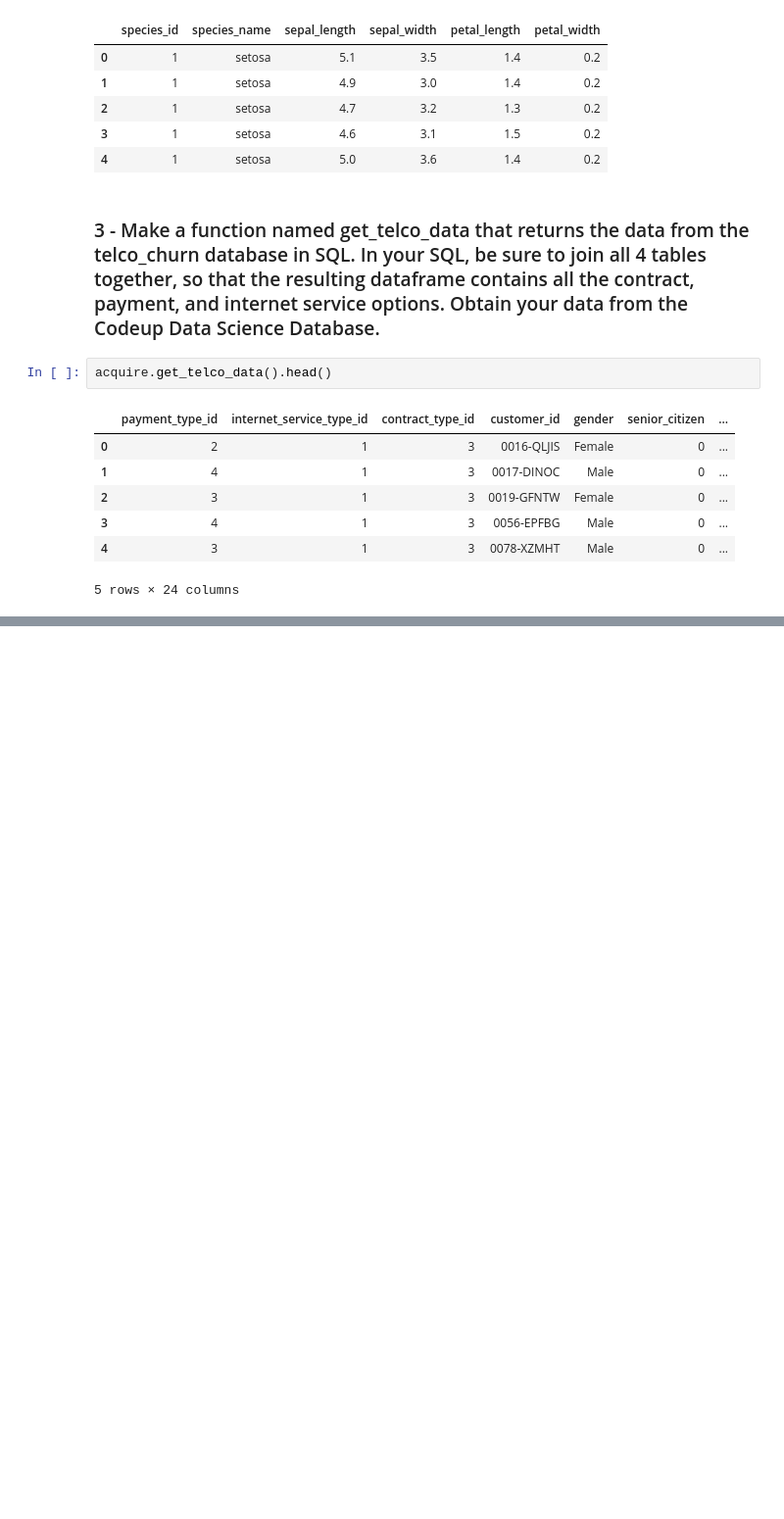
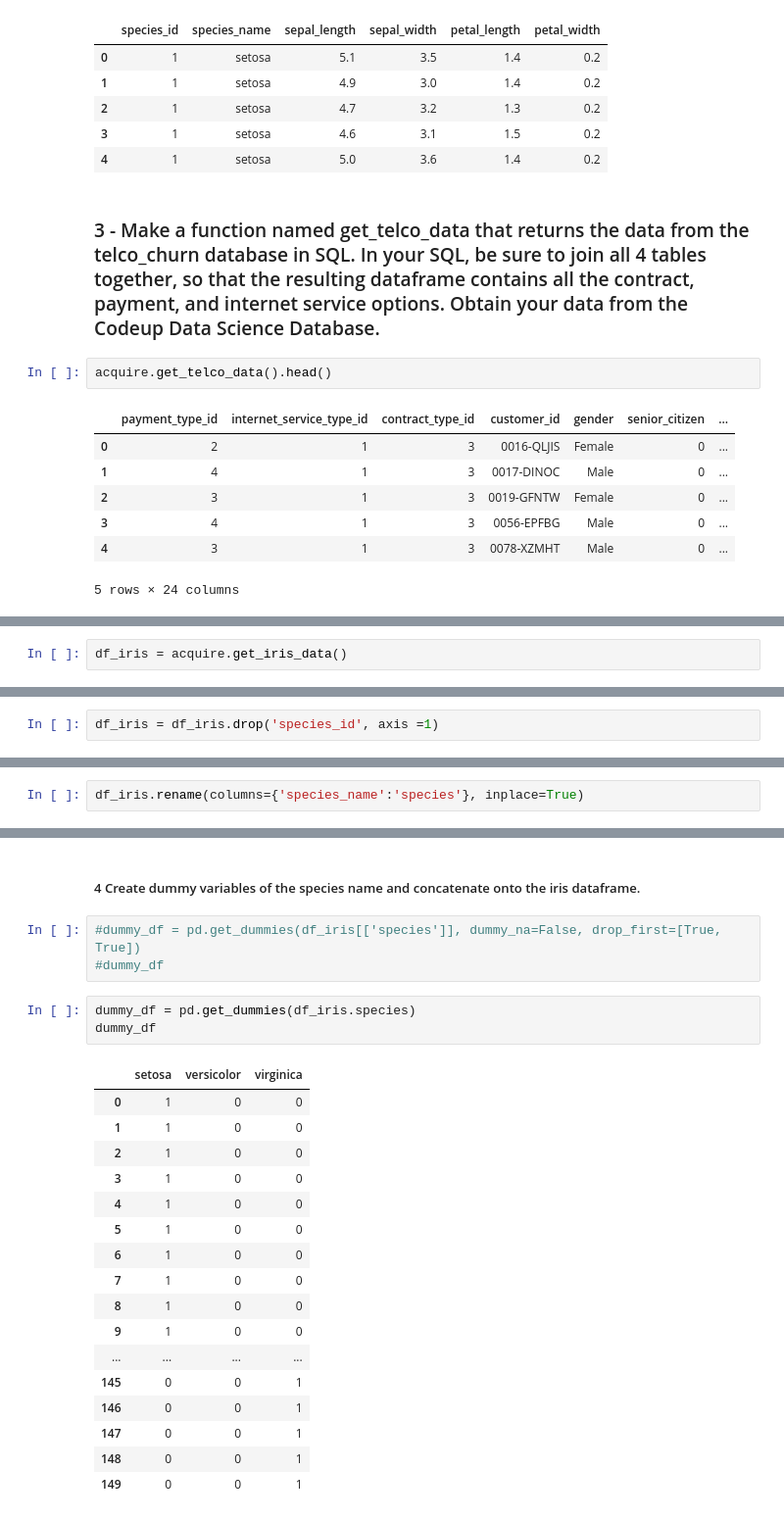
Before and after one commit to cfreeman22/classification-exercises, a Jupyter notebook: classification_exercises.ipynb, the cells around one changed output, grey strips where cells are left out. Shown at 98% size. Saved outputs shown, nothing was run; the diff lists cells and outputs as text; blank space fills up the shorter version.

Commit message:
Data cleaning and Preparation

```diff
--- a/classification_exercises.ipynb
+++ b/classification_exercises.ipynb
@@ -295,0 +311,2 @@ acquire.get_telco_data().head()
+# %%
+df_iris = acquire.get_iris_data()
@@ -295,0 +324,2 @@ acquire.get_telco_data().head()
+# %%
+df_iris = df_iris.drop('species_id', axis =1)
@@ -295,0 +337,2 @@ acquire.get_telco_data().head()
+# %%
+df_iris.rename(columns={'species_name':'species'}, inplace=True)
@@ -295,0 +348,26 @@ acquire.get_telco_data().head()
+# %% [markdown]
+##### 4 Create dummy variables of the species name and concatenate onto the iris dataframe.
+# %%
+#dummy_df = pd.get_dummies(df_iris[['species']], dummy_na=False, drop_first=[True, True])
+#dummy_df
+# %%
+dummy_df = pd.get_dummies(df_iris.species)
+dummy_df
+# %% [output]
+|  | setosa | versicolor | virginica |
+| 0 | 1 | 0 | 0 |
+| 1 | 1 | 0 | 0 |
+| 2 | 1 | 0 | 0 |
+| 3 | 1 | 0 | 0 |
+| 4 | 1 | 0 | 0 |
+| 5 | 1 | 0 | 0 |
+| 6 | 1 | 0 | 0 |
+| 7 | 1 | 0 | 0 |
+| 8 | 1 | 0 | 0 |
+| 9 | 1 | 0 | 0 |
+| ... | ... | ... | ... |
+| 145 | 0 | 0 | 1 |
+| 146 | 0 | 0 | 1 |
+| 147 | 0 | 0 | 1 |
+| 148 | 0 | 0 | 1 |
+| 149 | 0 | 0 | 1 |
```
Also changed, not shown: parts of 58 cells of this notebook, 1 other file.
